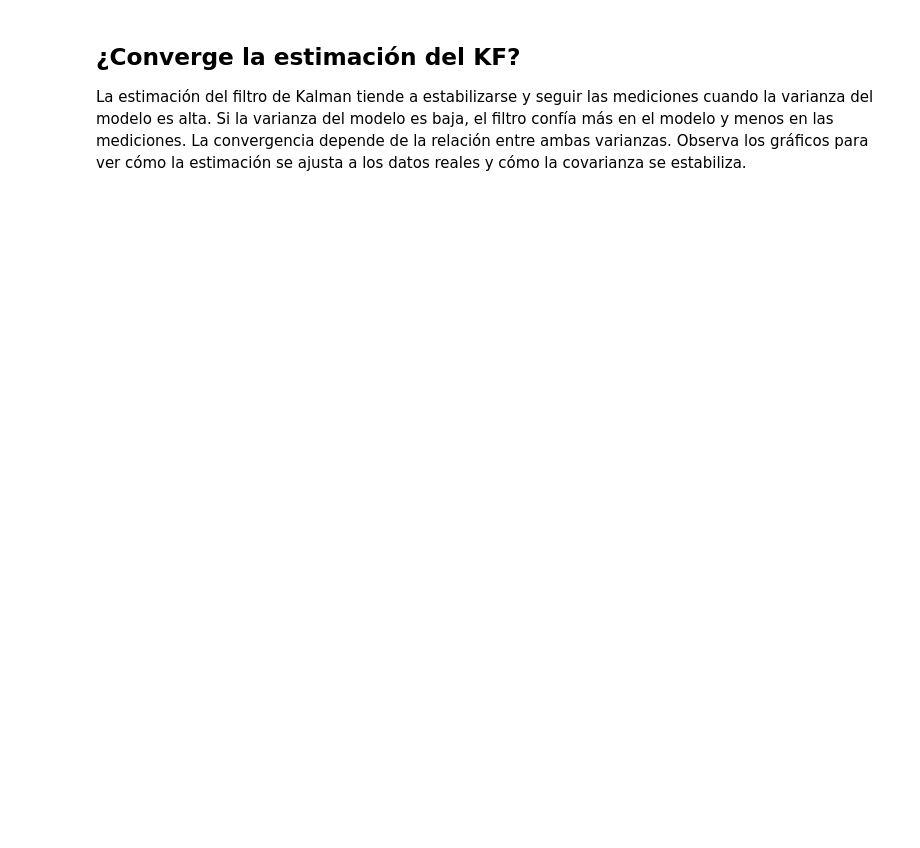
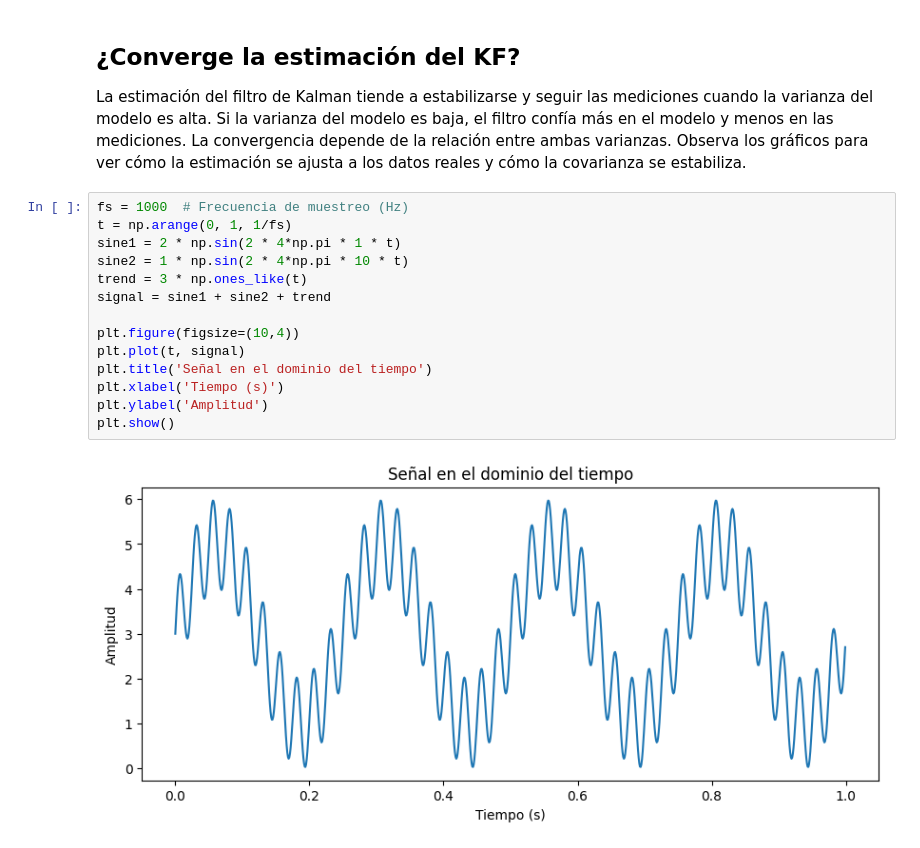
Before and after one commit to MAB1144-Python/ACT_2, a Jupyter notebook: exercise_1_kalman_filter.ipynb, the cells around one changed output. Drawn from its saved outputs; the diff is of its cells as text; blank space fills up the shorter version.

```diff
--- a/exercise_1_kalman_filter.ipynb
+++ b/exercise_1_kalman_filter.ipynb
@@ -329,3 +363,19 @@ plt.show()
 ## ¿Converge la estimación del KF?
 
 La estimación del filtro de Kalman tiende a estabilizarse y seguir las mediciones cuando la varianza del modelo es alta. Si la varianza del modelo es baja, el filtro confía más en el modelo y menos en las mediciones. La convergencia depende de la relación entre ambas varianzas. Observa los gráficos para ver cómo la estimación se ajusta a los datos reales y cómo la covarianza se estabiliza.
+# %%
+fs = 1000  # Frecuencia de muestreo (Hz)
+t = np.arange(0, 1, 1/fs)
+sine1 = 2 * np.sin(2 * 4*np.pi * 1 * t)
+sine2 = 1 * np.sin(2 * 4*np.pi * 10 * t)
+trend = 3 * np.ones_like(t)
+signal = sine1 + sine2 + trend
+
+plt.figure(figsize=(10,4))
+plt.plot(t, signal)
+plt.title('Señal en el dominio del tiempo')
+plt.xlabel('Tiempo (s)')
+plt.ylabel('Amplitud')
+plt.show()
+# %% [output]
+[figure, added]
```
Also changed, not shown: parts of 5 cells of this notebook, 2 other files.
